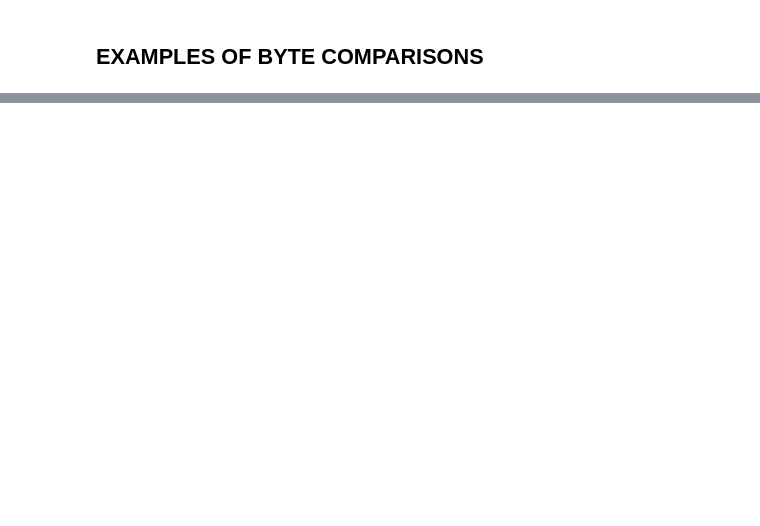
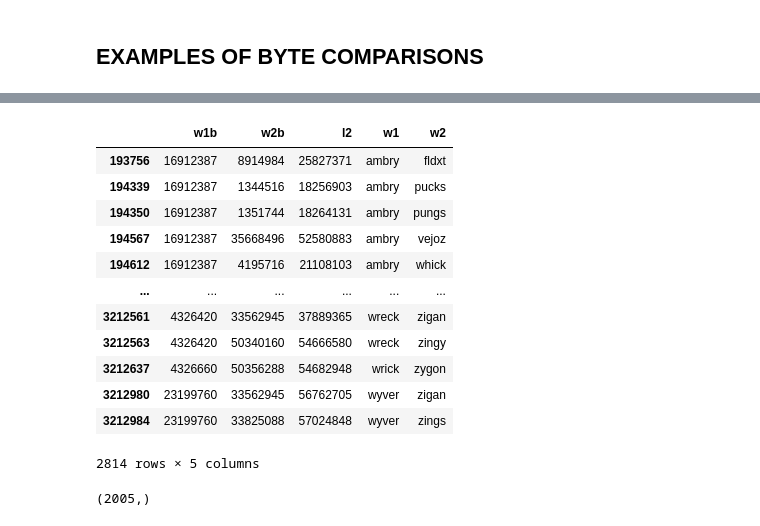
Before and after one commit to mike-babb/wordle_fun, a Jupyter notebook: five_groups_of_five_v2.ipynb, the cells around one changed output, grey strips where cells are left out. Cells and saved outputs as stored; diff of their text form; code cells hidden in the pictures; blank space fills up the shorter version.

```diff
--- a/five_groups_of_five_v2.ipynb
+++ b/five_groups_of_five_v2.ipynb
@@ -188,0 +302,2 @@ l5_df = build_l5(word_byte_array = word_byte_array, l4_df = l4_df)
+# %%
+l5_df['word_group_hash'] = l5_df['word_group'].map(hash)
@@ -188,0 +308,2 @@ l5_df = build_l5(word_byte_array = word_byte_array, l4_df = l4_df)
+# %%
+l5_df = l5_df.drop_duplicates(subset = 'word_group_hash').reset_index(drop = True)
@@ -201,0 +322,2 @@ l5_df.shape
+# %%
+test_1_l2_df = l2_df.loc[l2_df['l2'].isin(l5_df['l2']), :]
@@ -201,0 +338,7 @@ l5_df.shape
+# %%
+for ii in range(1,3):
+    cn = f"w{ii}b"
+    ncn = f"w{ii}"
+    print(cn)
+    l2_df[ncn] = l2_df[cn].map(word_byte_to_word_dict)
+    test_1_l2_df[ncn] = test_1_l2_df[cn].map(word_byte_to_word_dict)
@@ -202,2 +371,23 @@ l5_df.shape
+# %%
+# build a tuple
+test_1_l2_df
+# %% [output]
+|  | w1b | w2b | l2 | w1 | w2 |
+| 193756 | 16912387 | 8914984 | 25827371 | ambry | fldxt |
+| 194339 | 16912387 | 1344516 | 18256903 | ambry | pucks |
+| 194350 | 16912387 | 1351744 | 18264131 | ambry | pungs |
+| 194567 | 16912387 | 35668496 | 52580883 | ambry | vejoz |
+| 194612 | 16912387 | 4195716 | 21108103 | ambry | whick |
+| ... | ... | ... | ... | ... | ... |
+| 3212561 | 4326420 | 33562945 | 37889365 | wreck | zigan |
+| 3212563 | 4326420 | 50340160 | 54666580 | wreck | zingy |
+| 3212637 | 4326660 | 50356288 | 54682948 | wrick | zygon |
+| 3212980 | 23199760 | 33562945 | 56762705 | wyver | zigan |
+| 3212984 | 23199760 | 33825088 | 57024848 | wyver | zings |
+2814 rows × 5 columns
+# %%
+test_1_l2_df['l2'].unique().shape
+# %% [output]
+(2005,)
 # %%
 l5_df.head()
```
Also changed, not shown: parts of 93 cells of this notebook, 5 other files.
